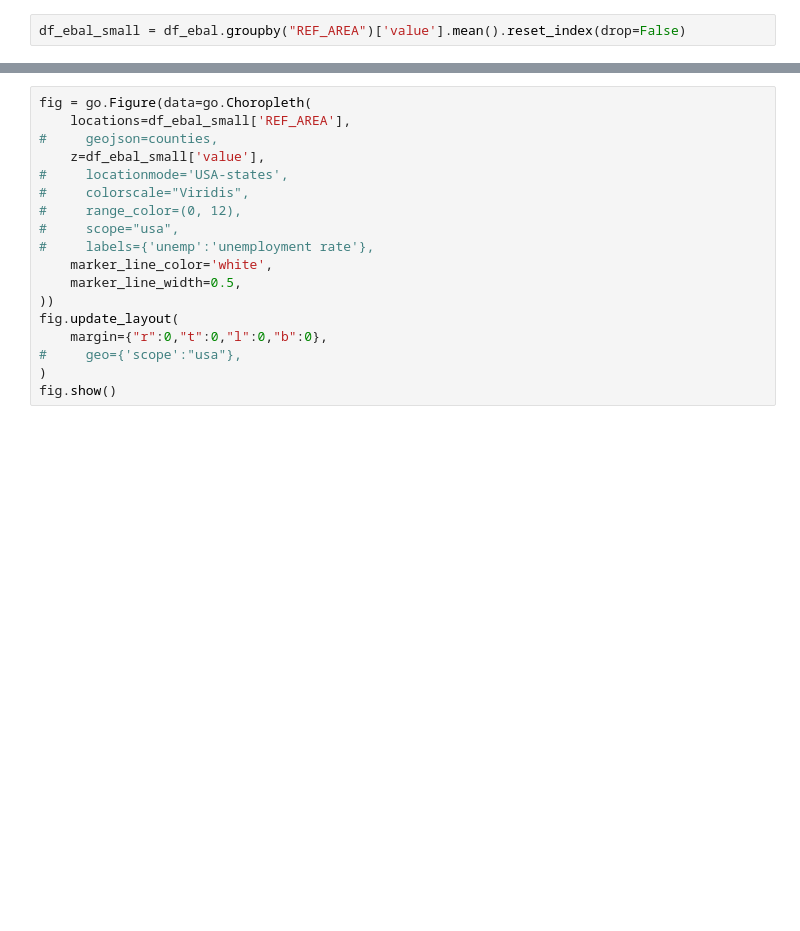
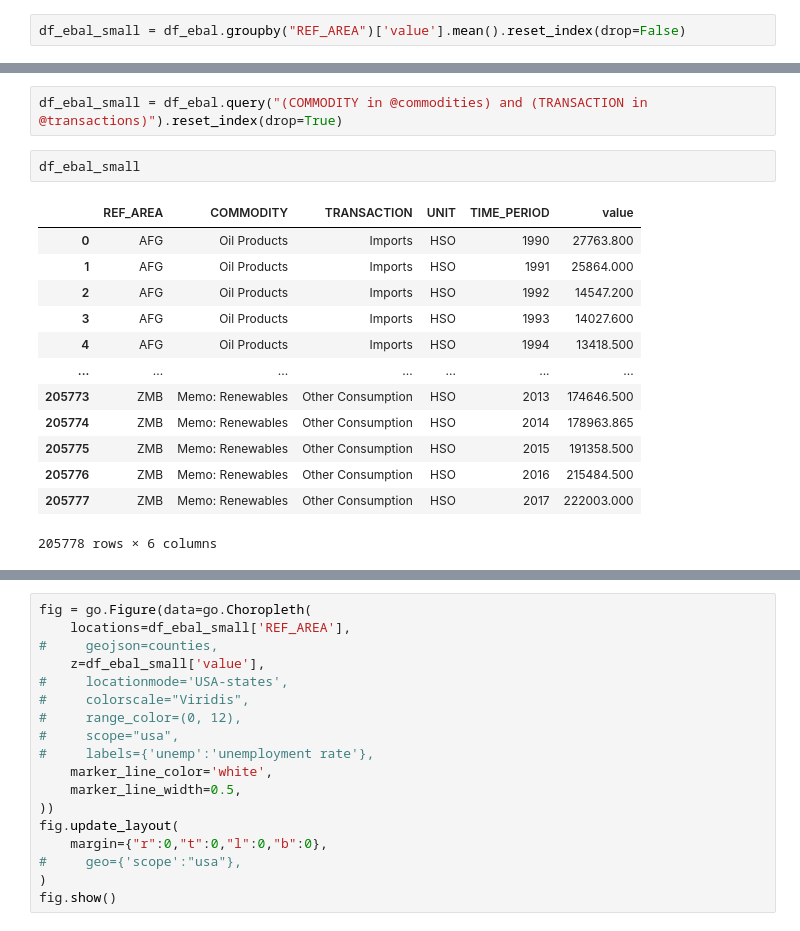
Before and after one commit to reach2sayan/data-1050-infinity, a Jupyter notebook: visualization_3.ipynb, the cells around one changed output, grey strips where cells are left out. Drawn from its saved outputs; the diff is of its cells as text; blank space fills up the shorter version.

```diff
--- a/visualization_3.ipynb
+++ b/visualization_3.ipynb
@@ -206,0 +237,18 @@ df_ebal_small
+# %%
+df_ebal_small = df_ebal.query("(COMMODITY in @commodities) and (TRANSACTION in @transactions)").reset_index(drop=True)
+# %%
+df_ebal_small
+# %% [output]
+|  | REF_AREA | COMMODITY | TRANSACTION | UNIT | TIME_PERIOD | value |
+| 0 | AFG | Oil Products | Imports | HSO | 1990 | 27763.800 |
+| 1 | AFG | Oil Products | Imports | HSO | 1991 | 25864.000 |
+| 2 | AFG | Oil Products | Imports | HSO | 1992 | 14547.200 |
+| 3 | AFG | Oil Products | Imports | HSO | 1993 | 14027.600 |
+| 4 | AFG | Oil Products | Imports | HSO | 1994 | 13418.500 |
+| ... | ... | ... | ... | ... | ... | ... |
+| 205773 | ZMB | Memo: Renewables | Other Consumption | HSO | 2013 | 174646.500 |
+| 205774 | ZMB | Memo: Renewables | Other Consumption | HSO | 2014 | 178963.865 |
+| 205775 | ZMB | Memo: Renewables | Other Consumption | HSO | 2015 | 191358.500 |
+| 205776 | ZMB | Memo: Renewables | Other Consumption | HSO | 2016 | 215484.500 |
+| 205777 | ZMB | Memo: Renewables | Other Consumption | HSO | 2017 | 222003.000 |
+205778 rows × 6 columns
```
Also changed, not shown: parts of 8 cells of this notebook.
